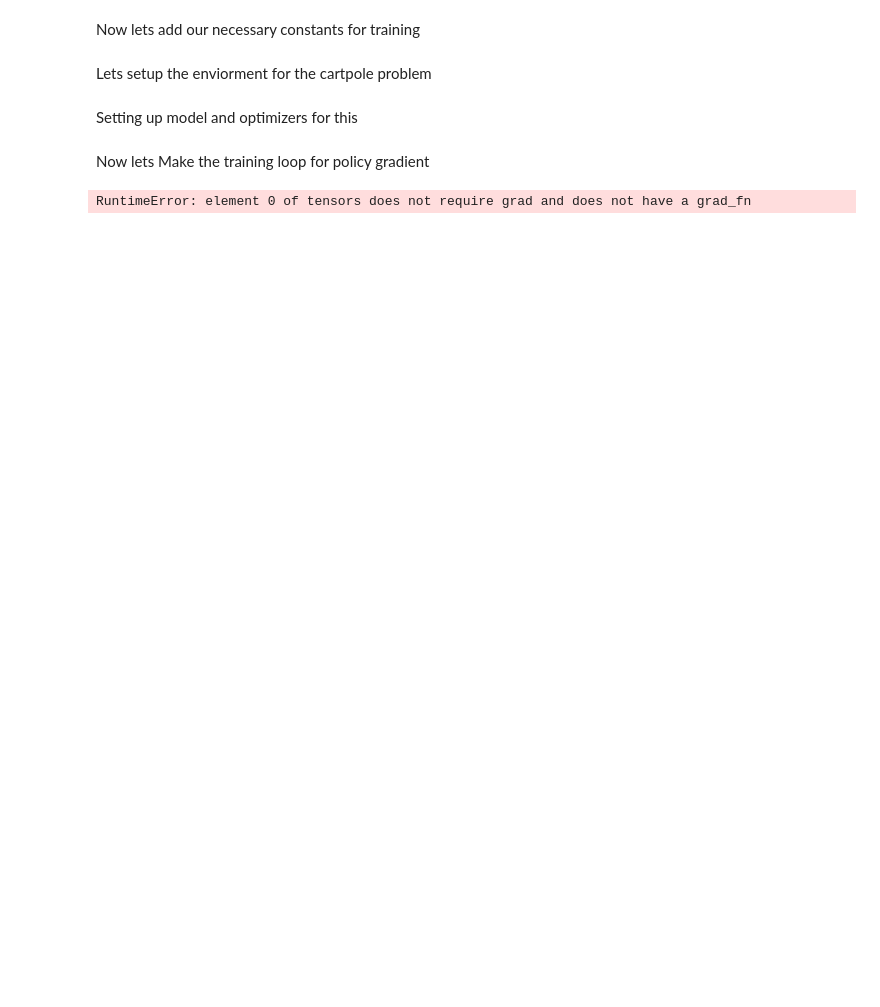
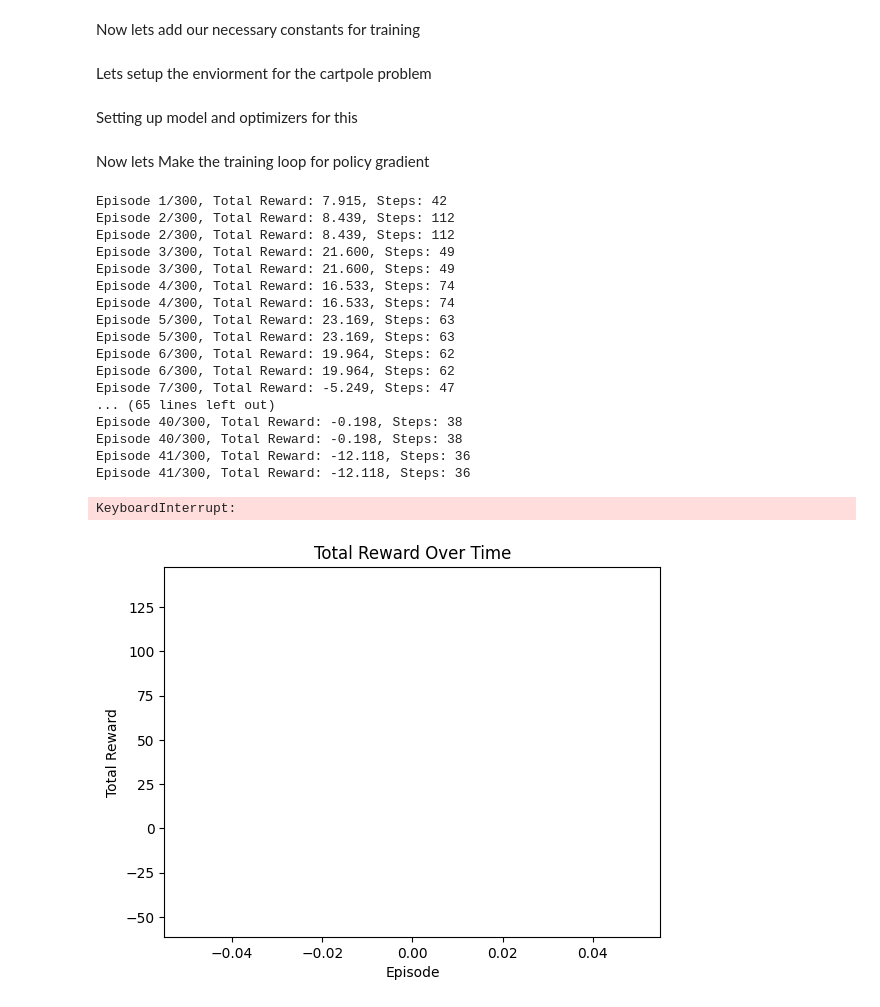
Before and after one commit to johntomlinsonn/cart-pole, a Jupyter notebook: policy_gradient.ipynb, the cells around one changed output. Cells and saved outputs as stored; diff of their text form; code cells hidden in the pictures; blank space fills up the shorter version.

Commit message:
plotting actions

```diff
--- a/policy_gradient.ipynb
+++ b/policy_gradient.ipynb
@@ -92,8 +94,8 @@ class PolicyNetwork(nn.Module):
 
     def forward(self, x):
         x = torch.relu(self.layer1(x))
-        x = torch.softmax(self.layer2(x), dim=-1)
-        return self.output_layer(x)
+        x = torch.relu(self.layer2(x))
+        return self.output_layer(x)  # logits (unnormalized)
 # %% [markdown]
 We will also make a sample action function for the nueral network
 # %%
@@ -117,7 +121,14 @@ def compute_discounted_returns(rewards, gamma=0.99):
+# %%
+def plot_rewards(total_rewards_over_time):
+    plt.plot(total_rewards_over_time)
+    plt.xlabel('Episode')
+    plt.ylabel('Total Reward')
+    plt.title('Total Reward Over Time')
+    plt.savefig('total_rewards_over_time_plot.png')
 # %% [markdown]
 Now lets add our necessary constants for training
 # %%
-RENDER_TRAINING = True
+RENDER_TRAINING = False
 MODEL_PATH = 'cartpole.xml'
 EPISODES = 300
 MAX_STEPS = 1000
@@ -143,7 +154,8 @@ for i in range(EPISODES):
     data.qpos[0], data.qvel[0], data.qpos[1], data.qvel[1] = Intial_state()
     data.ctrl[:] = 0
     #Total reward is used to graph
-    total_reward = 0
+    total_reward = 0.0
+    total_rewards_overtime = []
     rewards = []
 
     #Lists to store states, actions, and log probabilities for each step
@@ -154,46 +166,73 @@ for i in range(EPISODES):
     state = normalize_state(raw_state)
 
     #Now lets iterate through the steps of the episode
-    for i in range(MAX_STEPS):
-        state = gather_raw_state(data)
+    for step in range(MAX_STEPS):
 
         if RENDER_TRAINING:
             viewer.render()
 
         #Getting the action from the policy network
-        action = sample_action(policy_net, state)
+        action, log_prob = sample_action(policy_net, state)
         #Storing the log probability of the action for training later
-        log_probs.append(action)
-        if action.item() == 0:
+        log_probs.append(log_prob)
+        if action == 0:
             left(data)
         else:
             right(data)
 
         #Step the simulation forward
         mujoco.mj_step(model, data)
         next_raw_state = gather_raw_state(data)
         next_state = normalize_state(next_raw_state)
 
         #Compute the reward and check if the episode is done
         reward = compute_reward(next_raw_state)
         if episode_finished(next_raw_state):
+            rewards.append(reward)
+            total_reward += reward
             break
 
         #setting the state to the next state
         state = next_state
         raw_state = next_raw_state
 
         #Accumulate the rewards
         total_reward += reward
         rewards.append(reward)
 
     returns = compute_discounted_returns(rewards, gamma=0.99)
-    loss = -torch.sum(torch.stack(log_probs) * returns)
+    # Stack log_probs into a tensor and multiply by returns elementwise
+    log_probs_t = torch.stack(log_probs)  # shape [T]
+    # Ensure lengths match
+    T = min(len(returns), len(log_probs_t))
+    loss = -(log_probs_t[:T] * returns[:T]).sum()
 
     optimizer.zero_grad()
     loss.backward()
     optimizer.step()
 
-    print(f"Episode {i+1}/{EPISODES}, Total Reward: {total_reward}, Steps: {i+1}")
+    total_rewards_overtime.append(total_reward)
+    plot_rewards(total_rewards_overtime)
+
+
+    print(f"Episode {i+1}/{EPISODES}, Total Reward: {float(total_reward):.3f}, Steps: {step+1}")
 # %% [output]
-RuntimeError: element 0 of tensors does not require grad and does not have a grad_fn
+Episode 1/300, Total Reward: 7.915, Steps: 42
+Episode 2/300, Total Reward: 8.439, Steps: 112
+Episode 2/300, Total Reward: 8.439, Steps: 112
+Episode 3/300, Total Reward: 21.600, Steps: 49
+Episode 3/300, Total Reward: 21.600, Steps: 49
+Episode 4/300, Total Reward: 16.533, Steps: 74
+Episode 4/300, Total Reward: 16.533, Steps: 74
+Episode 5/300, Total Reward: 23.169, Steps: 63
+Episode 5/300, Total Reward: 23.169, Steps: 63
+Episode 6/300, Total Reward: 19.964, Steps: 62
+Episode 6/300, Total Reward: 19.964, Steps: 62
+Episode 7/300, Total Reward: -5.249, Steps: 47
+... (65 lines left out)
+Episode 40/300, Total Reward: -0.198, Steps: 38
+Episode 40/300, Total Reward: -0.198, Steps: 38
+Episode 41/300, Total Reward: -12.118, Steps: 36
+Episode 41/300, Total Reward: -12.118, Steps: 36
+KeyboardInterrupt:
+[figure, added]
```
Also changed, not shown: parts of 4 cells of this notebook, 3 other files.
